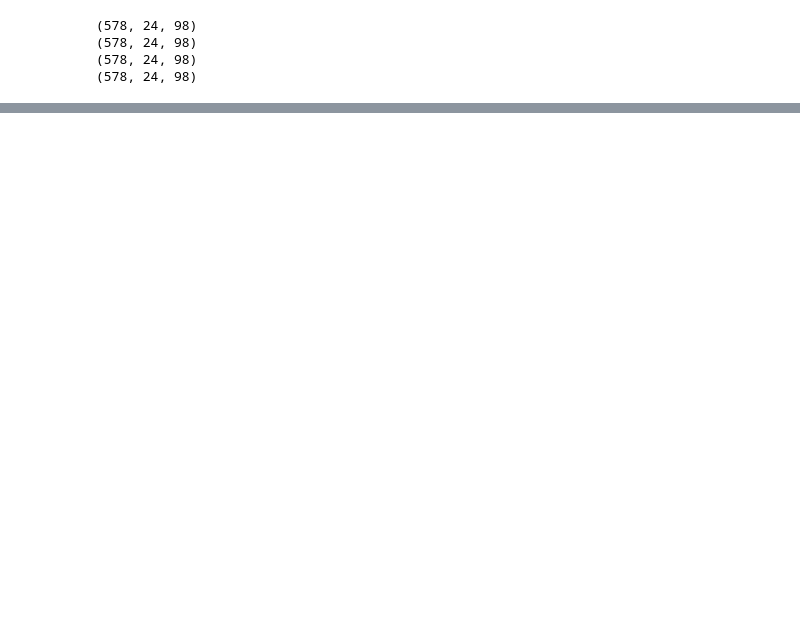
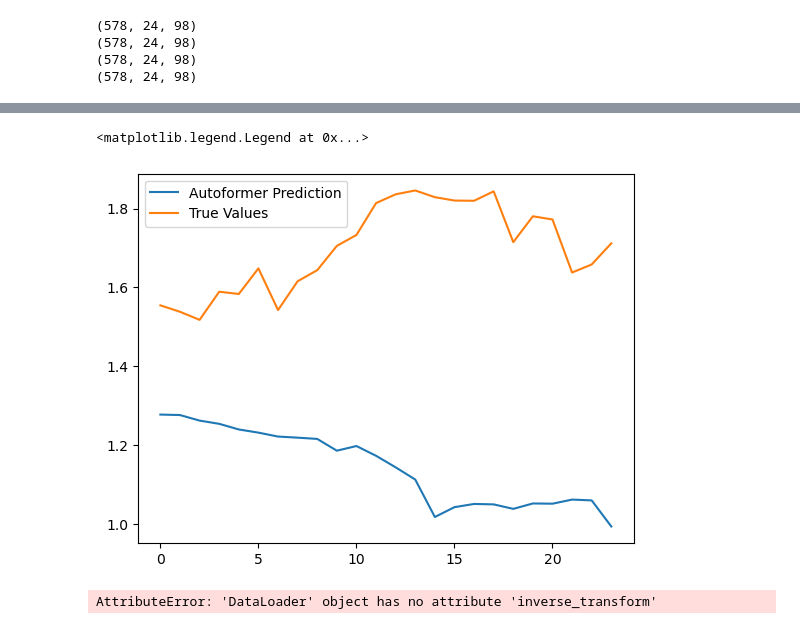
Before and after one commit to MDBowen/IndividualProject, a Jupyter notebook: pred_comparison.ipynb, the cells around one changed output, grey strips where cells are left out. Cells and saved outputs as stored; diff of their text form; code cells hidden in the pictures; blank space fills up the shorter version.

```diff
--- a/pred_comparison.ipynb
+++ b/pred_comparison.ipynb
@@ -385,2 +386,12 @@ plt.plot(auto_preds[:, 0, 0], label='Autoformer Prediction')
+# %%
+plt.plot(auto_preds[4, :, 1], label='Autoformer Prediction')
+plt.plot(auto_trues[4, :, 1], label='True Values')
+plt.legend()
+# %% [output]
+<matplotlib.legend.Legend at 0x...>
+[figure, added]
 # %%
-inverse_pred = test_loader.inverse_transform()
+inverse_pred = train_loader.inverse_transform(auto_preds)
+inverse_trues = train_loader.inverse_transform(auto_trues)
+# %% [output]
+AttributeError: 'DataLoader' object has no attribute 'inverse_transform'
```
Also changed, not shown: parts of 15 cells of this notebook, 14 other files.
